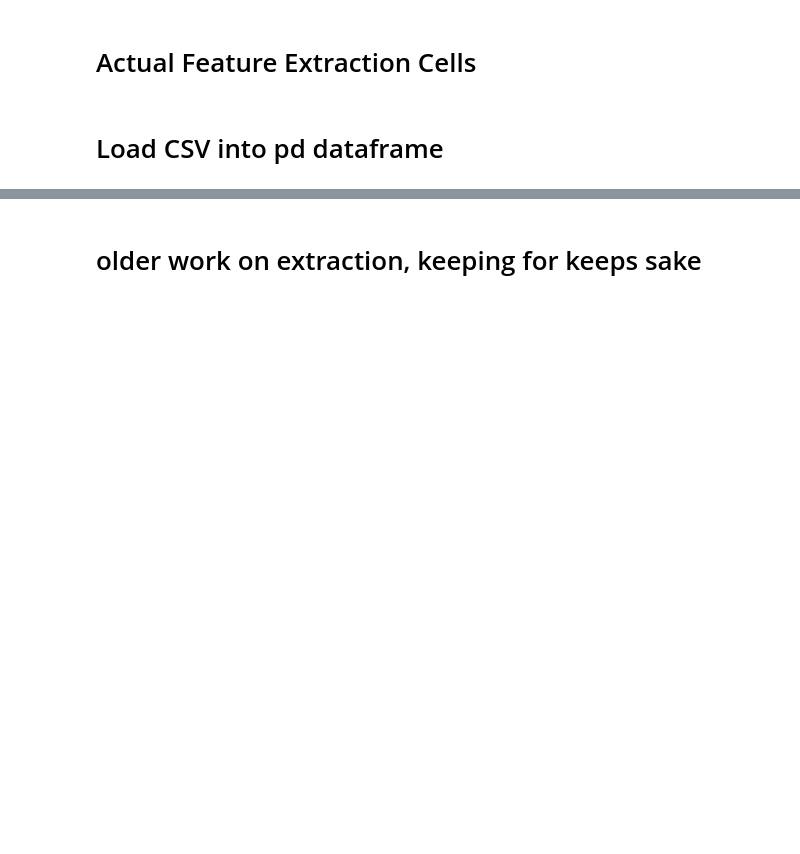
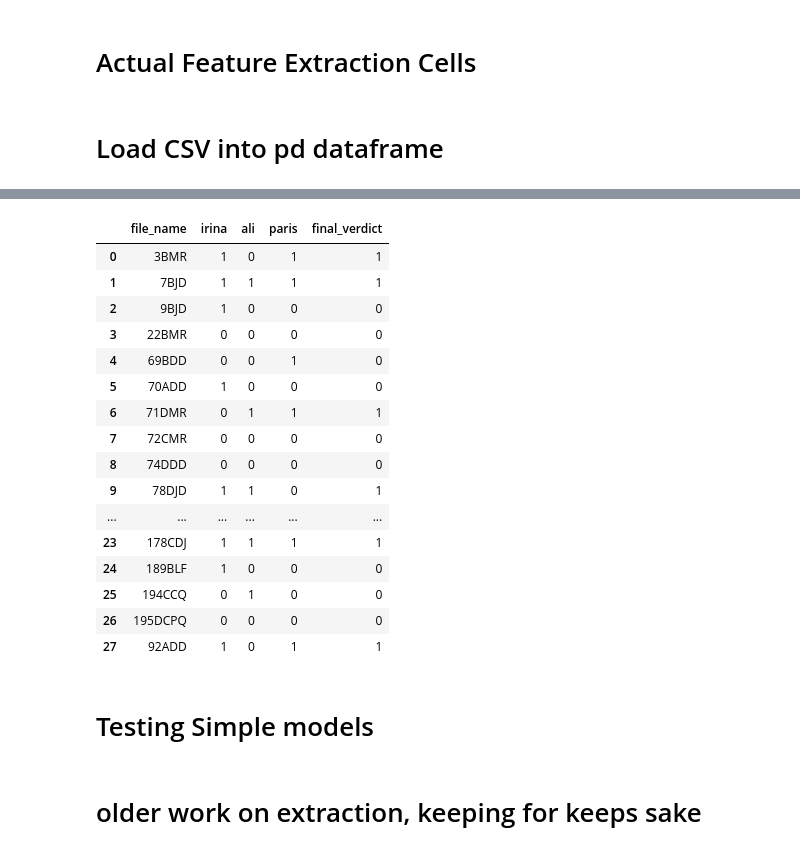
Before and after one commit to Parisman1/CognitiveDecline-NLP, a Jupyter notebook: Sanitizer.ipynb, the cells around one changed output, grey strips where cells are left out. Saved outputs shown, nothing was run; the diff lists cells and outputs as text; code cells hidden in the pictures; blank space fills up the shorter version.

```diff
--- a/Sanitizer.ipynb
+++ b/Sanitizer.ipynb
@@ -185,5 +188,6 @@ with open('/content/drive/MyDrive/CSCE 5215/Spring 2021/ProjectDat.csv', 'w', ne
 # %%
 DATA = pd.read_csv('/content/drive/MyDrive/CSCE 5215/Spring 2021/ProjectDat.csv')
 # %%
-pd.options.display.max_rows = 500
+pd.options.display.max_rows = 15
+pd.options.display.max_columns = 14
 DATA
@@ -208,0 +213,24 @@ DATA
+# %%
+PAI_path = '/content/drive/MyDrive/CSCE 5215/Spring 2021/P_A_I.csv'
+# %%
+new_pred = pd.read_csv(PAI_path)
+# %%
+new_pred
+# %% [output]
+|  | file_name | irina | ali | paris | final_verdict |
+| 0 | 3BMR | 1 | 0 | 1 | 1 |
+| 1 | 7BJD | 1 | 1 | 1 | 1 |
+| 2 | 9BJD | 1 | 0 | 0 | 0 |
+| 3 | 22BMR | 0 | 0 | 0 | 0 |
+| 4 | 69BDD | 0 | 0 | 1 | 0 |
+| 5 | 70ADD | 1 | 0 | 0 | 0 |
+| 6 | 71DMR | 0 | 1 | 1 | 1 |
+| 7 | 72CMR | 0 | 0 | 0 | 0 |
+| 8 | 74DDD | 0 | 0 | 0 | 0 |
+| 9 | 78DJD | 1 | 1 | 0 | 1 |
+| ... | ... | ... | ... | ... | ... |
+| 23 | 178CDJ | 1 | 1 | 1 | 1 |
+| 24 | 189BLF | 1 | 0 | 0 | 0 |
+| 25 | 194CCQ | 0 | 1 | 0 | 0 |
+| 26 | 195DCPQ | 0 | 0 | 0 | 0 |
+| 27 | 92ADD | 1 | 0 | 1 | 1 |
@@ -209,3 +243,5 @@ DATA
+# %% [markdown]
+# Testing Simple models
 # %% [markdown]
 # older work on extraction, keeping for keeps sake
 # %%
```
Also changed, not shown: parts of 6 cells of this notebook.
